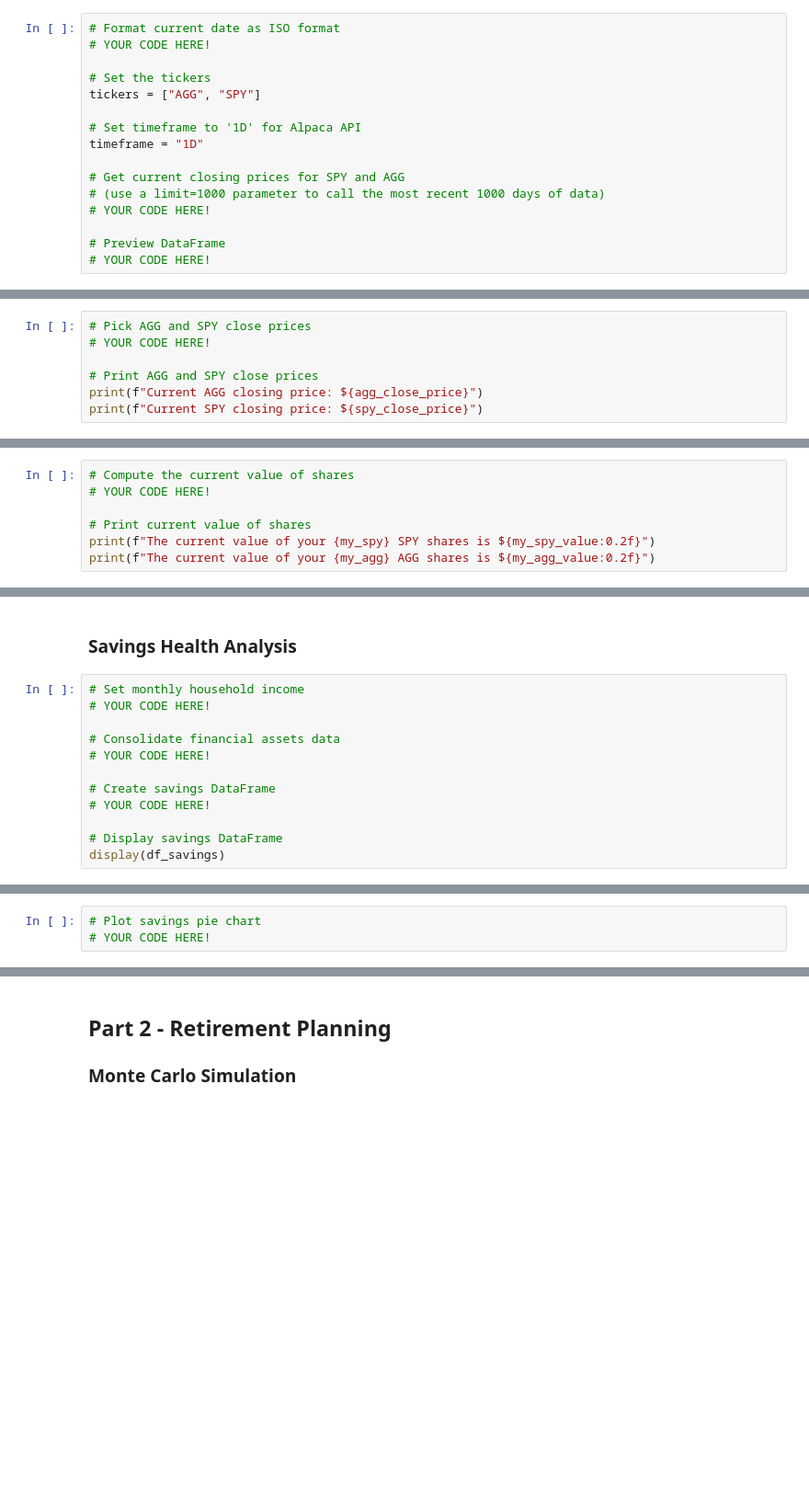
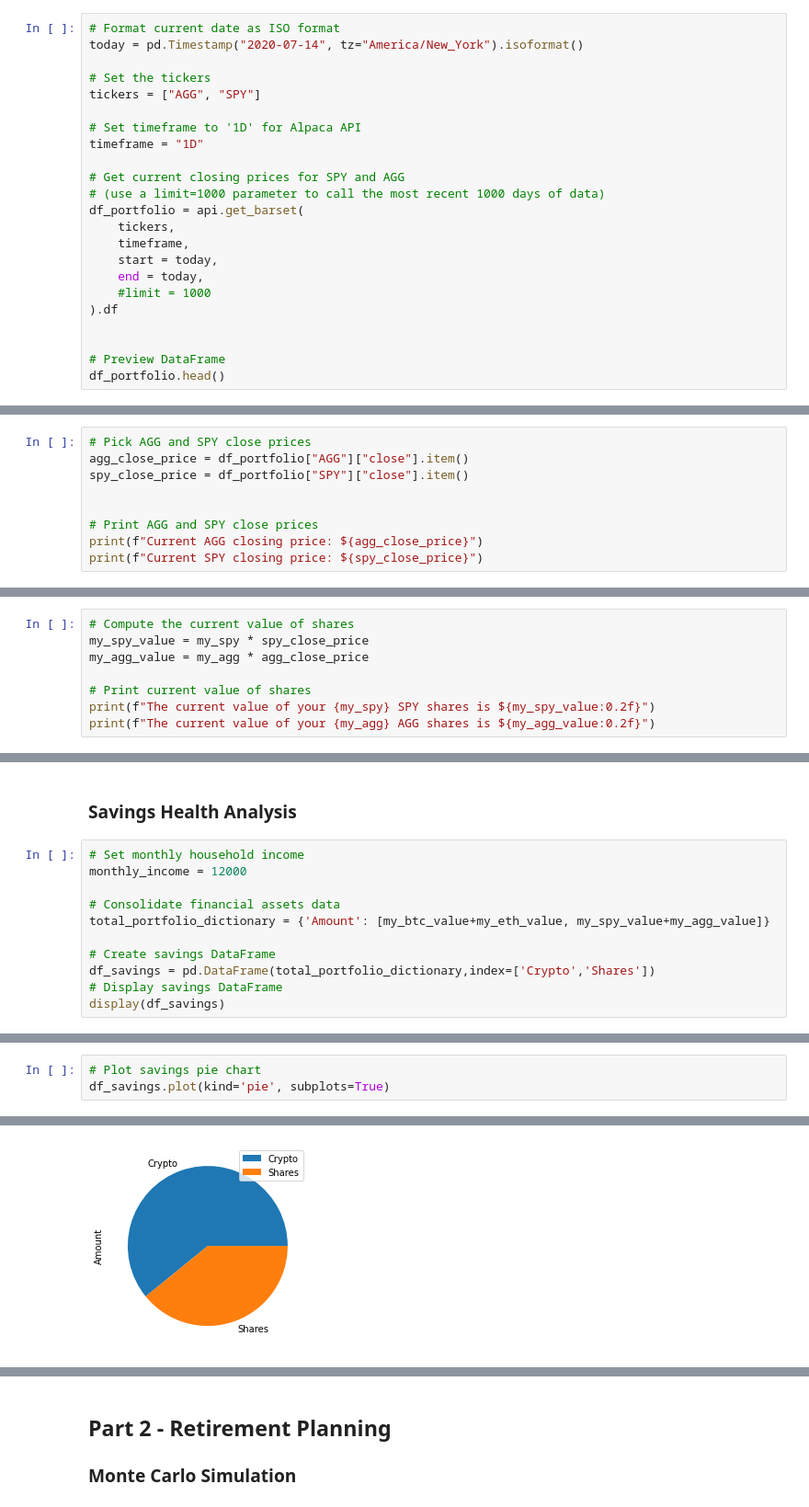
Before and after one commit to RichardPatriquin/Classwork, a Jupyter notebook: My-Homework/finacial_planning/financial-planner.ipynb, the cells around one changed output, grey strips where cells are left out. Shown at 92% size. Saved outputs shown, nothing was run; the diff lists cells and outputs as text; blank space fills up the shorter version.

```diff
--- a/My-Homework/finacial_planning/financial-planner.ipynb
+++ b/My-Homework/finacial_planning/financial-planner.ipynb
@@ -60,6 +75,6 @@ my_spy = 50
 # %%
 # Format current date as ISO format
-# YOUR CODE HERE!
+today = pd.Timestamp("2020-07-14", tz="America/New_York").isoformat()
 
 # Set the tickers
 tickers = ["AGG", "SPY"]
@@ -69,7 +84,14 @@ timeframe = "1D"
 
 # Get current closing prices for SPY and AGG
 # (use a limit=1000 parameter to call the most recent 1000 days of data)
-# YOUR CODE HERE!
+df_portfolio = api.get_barset(
+    tickers,
+    timeframe,
+    start = today,
+    end = today,
+    #limit = 1000
+).df
+
 
 # Preview DataFrame
-# YOUR CODE HERE!
+df_portfolio.head()
@@ -76,6 +103,8 @@ timeframe = "1D"
 # %%
 # Pick AGG and SPY close prices
-# YOUR CODE HERE!
+agg_close_price = df_portfolio["AGG"]["close"].item()
+spy_close_price = df_portfolio["SPY"]["close"].item()
+
 
 # Print AGG and SPY close prices
 print(f"Current AGG closing price: ${agg_close_price}")
@@ -83,6 +115,7 @@ print(f"Current SPY closing price: ${spy_close_price}")
 # %%
 # Compute the current value of shares
-# YOUR CODE HERE!
+my_spy_value = my_spy * spy_close_price
+my_agg_value = my_agg * agg_close_price
 
 # Print current value of shares
 print(f"The current value of your {my_spy} SPY shares is ${my_spy_value:0.2f}")
@@ -91,13 +127,12 @@ print(f"The current value of your {my_agg} AGG shares is ${my_agg_value:0.2f}")
 ### Savings Health Analysis
 # %%
 # Set monthly household income
-# YOUR CODE HERE!
+monthly_income = 12000
 
 # Consolidate financial assets data
-# YOUR CODE HERE!
+total_portfolio_dictionary = {'Amount': [my_btc_value+my_eth_value, my_spy_value+my_agg_value]}
 
 # Create savings DataFrame
-# YOUR CODE HERE!
-
+df_savings = pd.DataFrame(total_portfolio_dictionary,index=['Crypto','Shares'])
 # Display savings DataFrame
 display(df_savings)
@@ -104,3 +143,4 @@ display(df_savings)
 # %%
 # Plot savings pie chart
-# YOUR CODE HERE!
+df_savings.plot(kind='pie', subplots=True)
+# %% [output]
@@ -106,0 +148 @@ display(df_savings)
+[figure, added]
```
Also changed, not shown: parts of 37 cells of this notebook.
